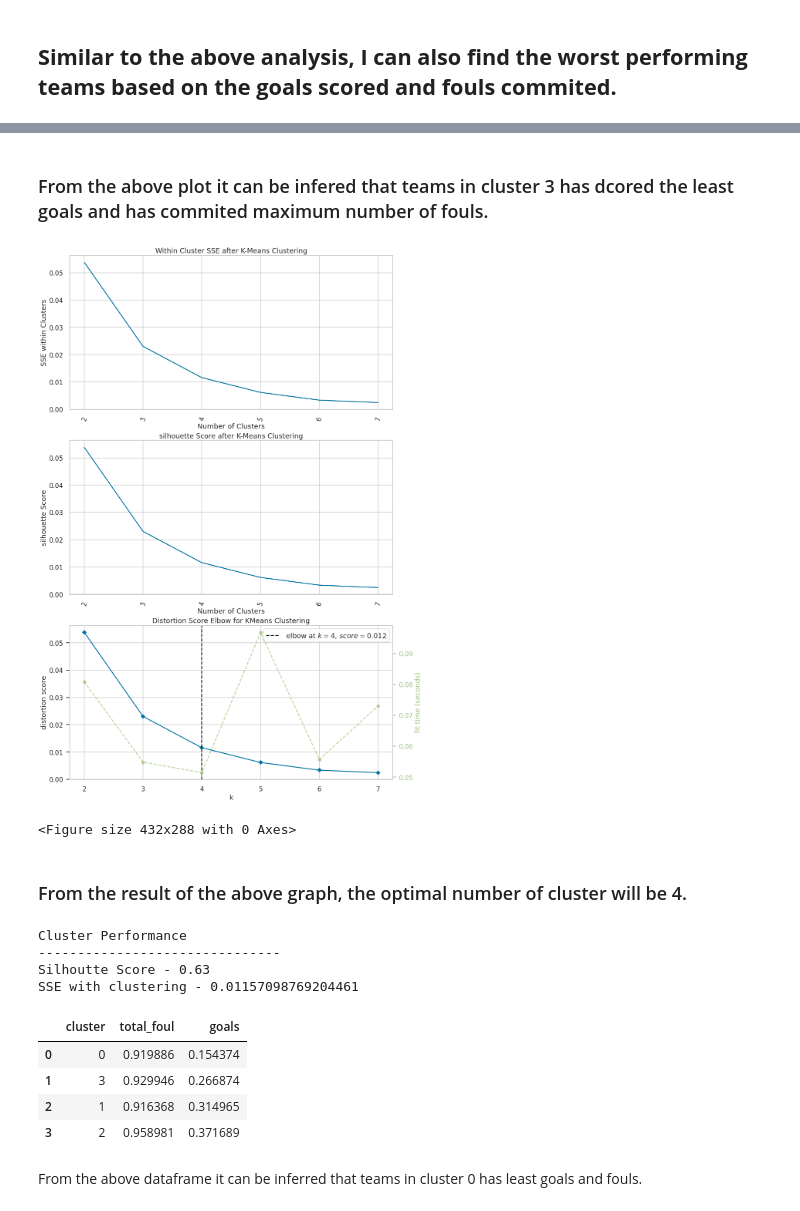
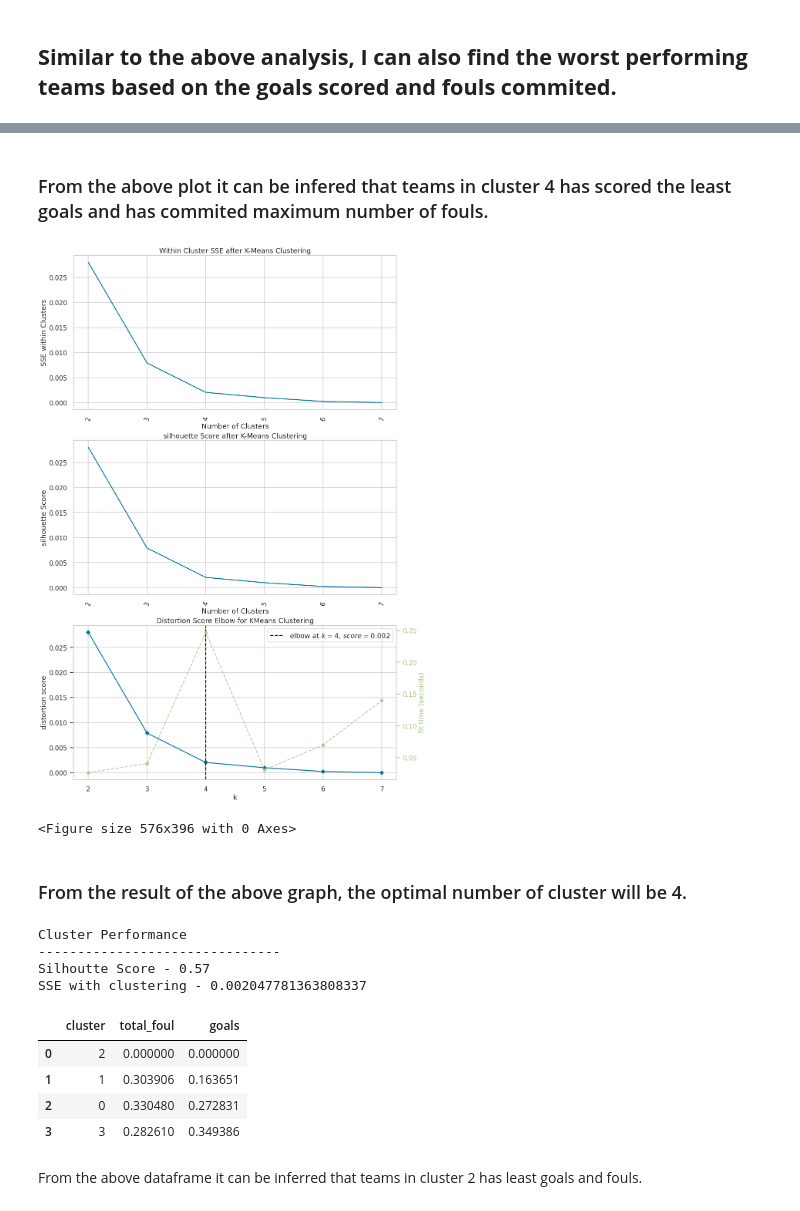
Before and after one commit to Karishma-Kuria/ML-Assignment3-Fractal-Clustering, a Jupyter notebook: ML_Assisnment3_Fractal_Clustering.ipynb, the cells around one changed output, grey strips where cells are left out. Cells and saved outputs as stored; diff of their text form; code cells hidden in the pictures.

```diff
--- a/ML_Assisnment3_Fractal_Clustering.ipynb
+++ b/ML_Assisnment3_Fractal_Clustering.ipynb
@@ -696,7 +682,7 @@ I have plotted clusters with labels to see positions of the clusters. I have use
 colors = ['b', 'g', 'r','y', 'c']
 markers = ['o', 'v', 's','+']
 kmeans_model = KMeans(5).fit(X)
-X['kmeans_cluster'] = kmeans_model.predict(X)
+X['cluster'] = kmeans_model.predict(X)
 # %% [output]
 A value is trying to be set on a copy of a slice from a DataFrame.
 Try using .loc[row_indexer,col_indexer] = value instead
@@ -908,13 +900,13 @@ plot_kmean(first_iteration)
 # %% [markdown]
-### From the above plot it can be infered that teams in cluster 3 has dcored the least goals and has commited maximum number of fouls.
+### From the above plot it can be infered that teams in cluster 4 has scored the least goals and has commited maximum number of fouls.
 # %%
 # perform second iteration to find cluster of worst teams in cluster 3
-second_iteration_worst_team_data = X.query("cluster == 3").reset_index(drop=True)
+second_iteration_worst_team_data = X.query("cluster == 4").reset_index(drop=True)
 
 plot_clusterGraph(second_iteration_worst_team_data, 8)
 # %% [output]
-[figure, old version]
+[figure, new version]
-<Figure size 432x288 with 0 Axes>
+<Figure size 576x396 with 0 Axes>
 # %% [markdown]
 ### From the result of the above graph, the optimal number of cluster will be 4.
 # %%
@@ -923,20 +915,20 @@ second_iteration_worst_team = apply_KmeansClustering(second_iteration_worst_team
 # %% [output]
 Cluster Performance
 -------------------------------
-Silhoutte Score - 0.63
-SSE with clustering - 0.01157098769204461
+Silhoutte Score - 0.57
+SSE with clustering - 0.002047781363808337
 # %%
 # cluster performance dataframe
 cluster_perf = cluster_perf_df(second_iteration_worst_team)
 cluster_perf
 # %% [output]
 |  | cluster | total_foul | goals |
-| 0 | 0 | 0.919886 | 0.154374 |
-| 1 | 3 | 0.929946 | 0.266874 |
-| 2 | 1 | 0.916368 | 0.314965 |
-| 3 | 2 | 0.958981 | 0.371689 |
+| 0 | 2 | 0.000000 | 0.000000 |
+| 1 | 1 | 0.303906 | 0.163651 |
+| 2 | 0 | 0.330480 | 0.272831 |
+| 3 | 3 | 0.282610 | 0.349386 |
 # %% [markdown]
-From the above dataframe it can be inferred that teams in cluster 0 has least goals and fouls.
+From the above dataframe it can be inferred that teams in cluster 2 has least goals and fouls.
 # %%
 # plot kmeans graph for first iteration data
 plot_kmean(second_iteration_worst_team)
```
Also changed, not shown: parts of 30 cells of this notebook.
